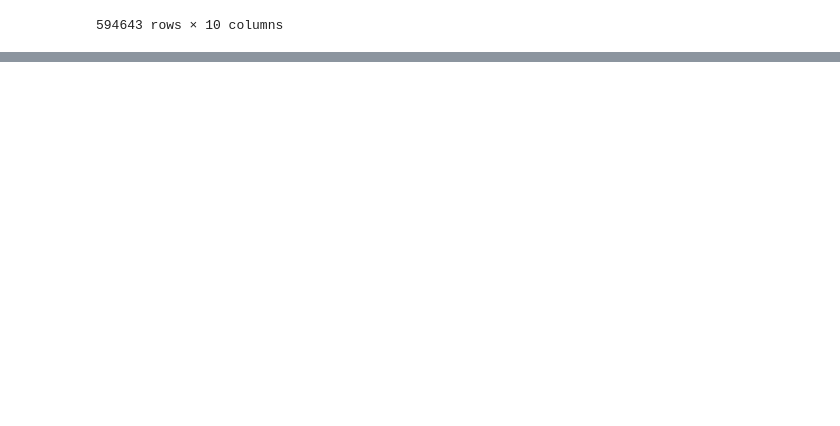
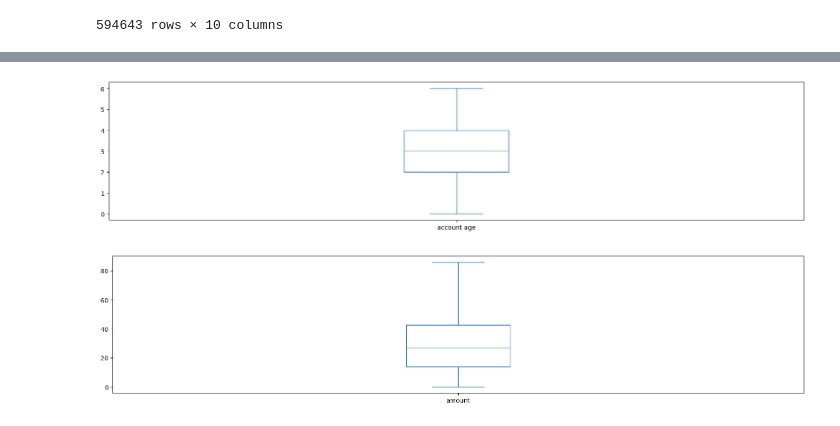
Before and after one commit to thePython2016/Fraud-Detection-APP, a Jupyter notebook: Fraud Prediction.ipynb, the cells around one changed output, grey strips where cells are left out. Saved outputs shown, nothing was run; the diff lists cells and outputs as text; code cells hidden in the pictures; blank space fills up the shorter version.

```diff
--- a/Fraud Prediction.ipynb
+++ b/Fraud Prediction.ipynb
@@ -47,10 +85,2 @@ for qoute in fraud.select_dtypes(include="object"):
 # %%
-fraud['age']=pd.to_numeric(fraud['age'],errors="coerce")
+fraud['account age']=pd.to_numeric(fraud['account age'],errors="coerce")
-# %%
-# Extract num columns
-colNumber=[cols for cols in fraud.columns if fraud[cols].dtype!="object"]
-# colNumber
-# Extract text bCols
-colText=[coltext for coltext in fraud.columns if fraud[coltext].dtype=="object"]
-# colText
-colNumber
@@ -57,2 +148,2 @@ colNumber
 # %%
-fraud['age']=fraud['age'].fillna(fraud['age'].median())
+fraud['account age']=fraud['account age'].fillna(fraud['account age'].median())
@@ -59,7 +160,7 @@ fraud['age']=fraud['age'].fillna(fraud['age'].median())
 # %%
 # handle outliers
 for handleOut in fraud.columns:
-    if fraud[handleOut].dtype!="object" and handleOut!="fraud":
+    if handleOut not in colText and handleOut not in ["fraud"]:
         Q1=fraud[handleOut].quantile(0.25)
         Q3=fraud[handleOut].quantile(0.75)
         IQR=Q3-Q1
@@ -77,2 +176,10 @@ fraud[fraud['fraud']==1]
+# %%
+# check outliers
+for outlier in colNumber:
+    plt.figure(figsize=(20,4))
+    fraud[outlier].plot(kind="box")
+# %% [output]
+[figure, added]
+[figure, added]
 # %%
 fraud.to_csv("testSet.csv")
```
Also changed, not shown: parts of 57 cells of this notebook, 2 other files.
